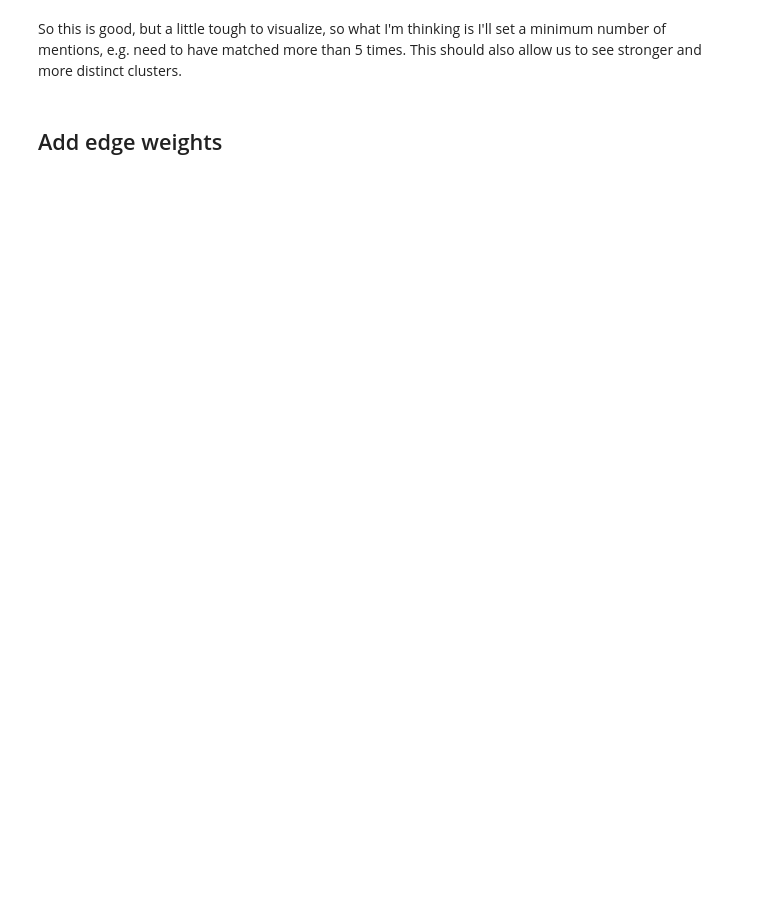
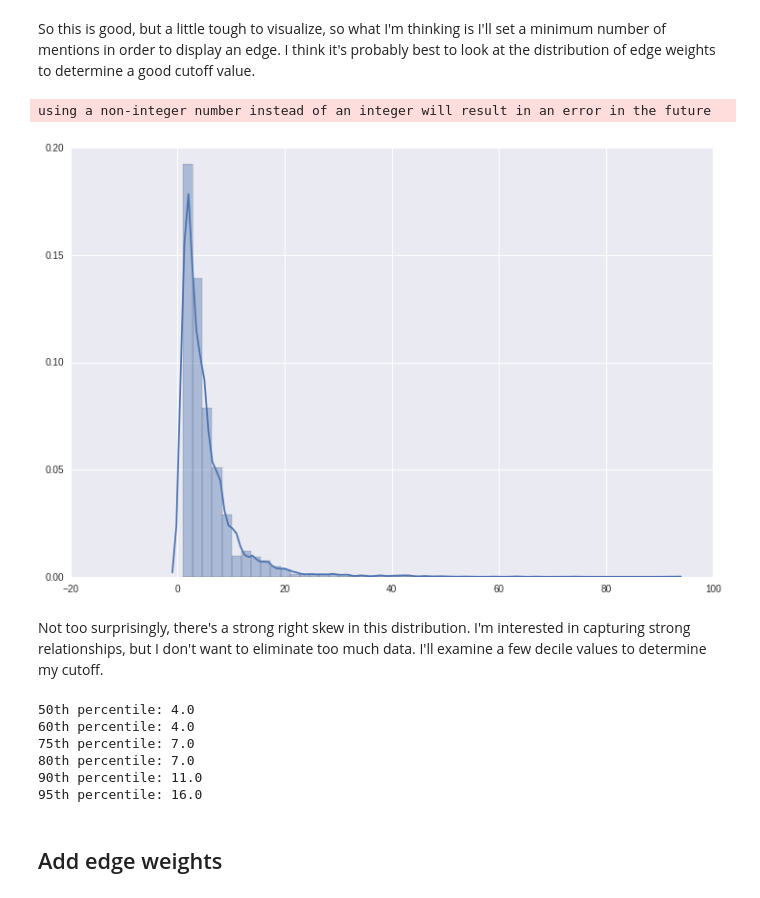
Before and after one commit to zachturn/Projects, a Jupyter notebook: LoLSocial/social_network.ipynb, the cells around one changed output. Drawn from its saved outputs; the diff is of its cells as text; code cells hidden in the pictures; blank space fills up the shorter version.

```diff
--- a/LoLSocial/social_network.ipynb
+++ b/LoLSocial/social_network.ipynb
@@ -47,7 +56,7 @@ champs = ['\s(?P<Aatrox>aatrox','Ahri>ahri','Akali>akali','Alistar>ali\s|alistar
          'Ekko>ekko','Elise>elise','Eveleynn>eve\s|evelynn','Ezreal>ez\s|ezreal',
          'Fiddlesticks>fiddle\s|fiddlesticks','Fiora>fiora','Fizz>fizz','Galio>galio',
          'Gangplank>gp\s|gangplank','Garen>garen','Gnar>gnar','Gragas>grag','Graves>graves',
-         'Hecarmin>hec\s|hecarim','Heimerdinger>heim\s|heimer|donger','Illaoi>illaoi',
+         'Hecarmin>hec\s|hecarim','Heimerdinger>heim\s|heimer|donger|dinger','Illaoi>illaoi',
          'Irelia>irelia','Janna>janna','JarvanIV>j4|jarvan|jiv\s','Jax>jax',
          'Jayce>jayce','Jhin>jhin','Jinx>jinx','Kalista>kalista','Karma>karma',
          'Karthus>karthus','Kassadin>kass\s|kassadin','Katarina>kat\s|katarina',
@@ -100,5 +109,0 @@ Quality check to see that our regexes are well defined
-# %%
-for k,v in check_matches.items():
-    check_matches[k] = set(v)
-
-check_matches
@@ -193,3 +179,0 @@ for edge in combos:
-# %%
-for k,v in matrix.items():
-    print(k,v)
@@ -227,7 +216,30 @@ plt.show()
 [interactive output not drawn]
 [interactive output not drawn]
 # %% [markdown]
-So this is good, but a little tough to visualize, so what I'm thinking is I'll set a minimum number of mentions, e.g. need to have matched more than 5 times. This should also allow us to see stronger and more distinct clusters.
+So this is good, but a little tough to visualize, so what I'm thinking is I'll set a minimum number of mentions in order to display an edge. I think it's probably best to look at the distribution of edge weights to determine a good cutoff value.
+# %%
+%matplotlib inline
+freq = [v for k,v in matrix.items()]
+
+plt.figure(figsize=(12,8))
+sns.distplot(freq,bins=50)
+plt.show()
+# %% [output]
+using a non-integer number instead of an integer will result in an error in the future
+[figure, added]
+# %% [markdown]
+Not too surprisingly, there's a strong right skew in this distribution. I'm interested in capturing strong relationships, but I don't want to eliminate too much data. I'll examine a few decile values to determine my cutoff.
+# %%
+percentiles = [50,60,75,80,90,95]
+for each in percentiles:
+    print("{0}th percentile: {1}".format(each,np.percentile(freq,each)))
+# %% [output]
+50th percentile: 4.0
+60th percentile: 4.0
+75th percentile: 7.0
+80th percentile: 7.0
+90th percentile: 11.0
+95th percentile: 16.0
 # %% [markdown]
 ## Add edge weights
 # %%
```
Also changed, not shown: parts of 37 cells of this notebook.
